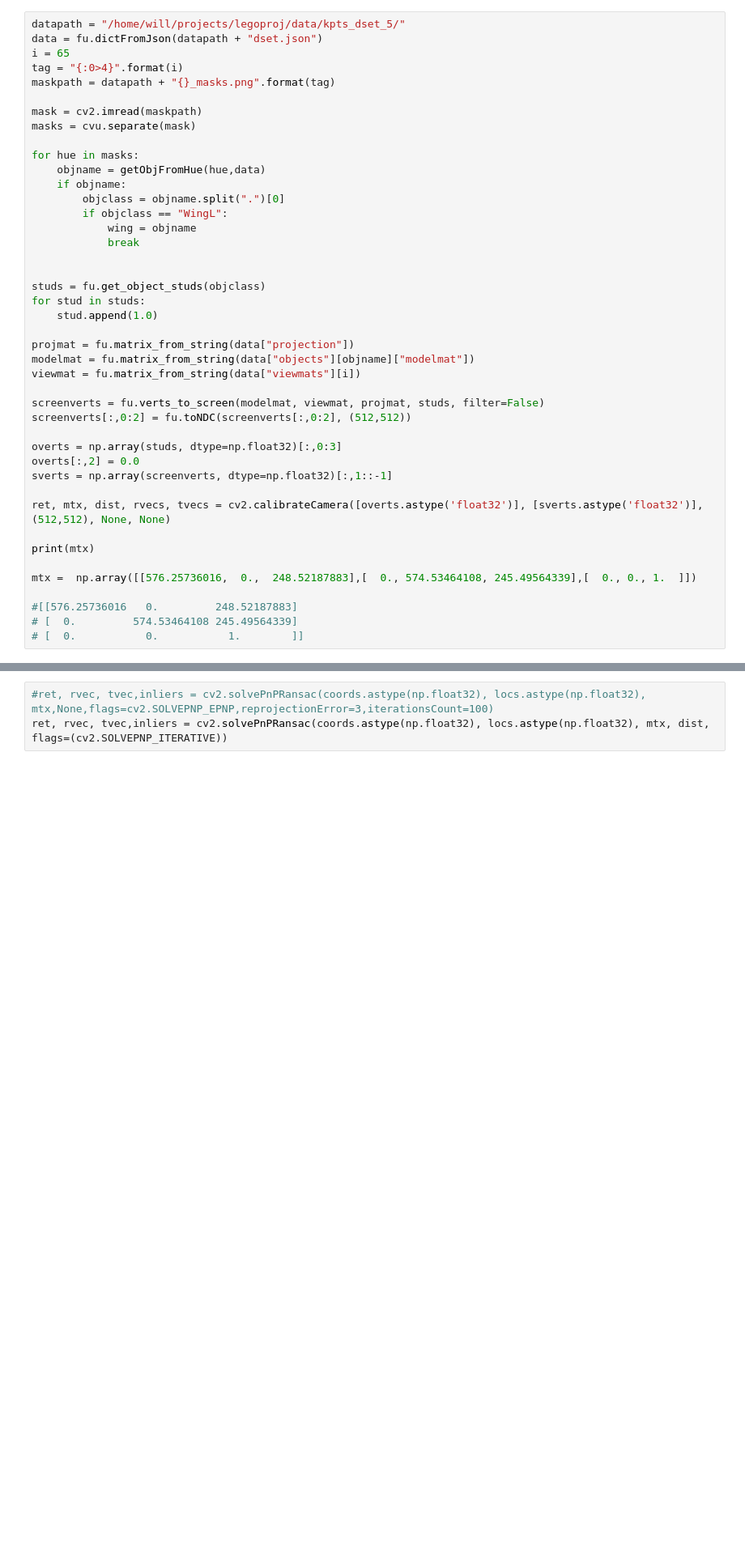
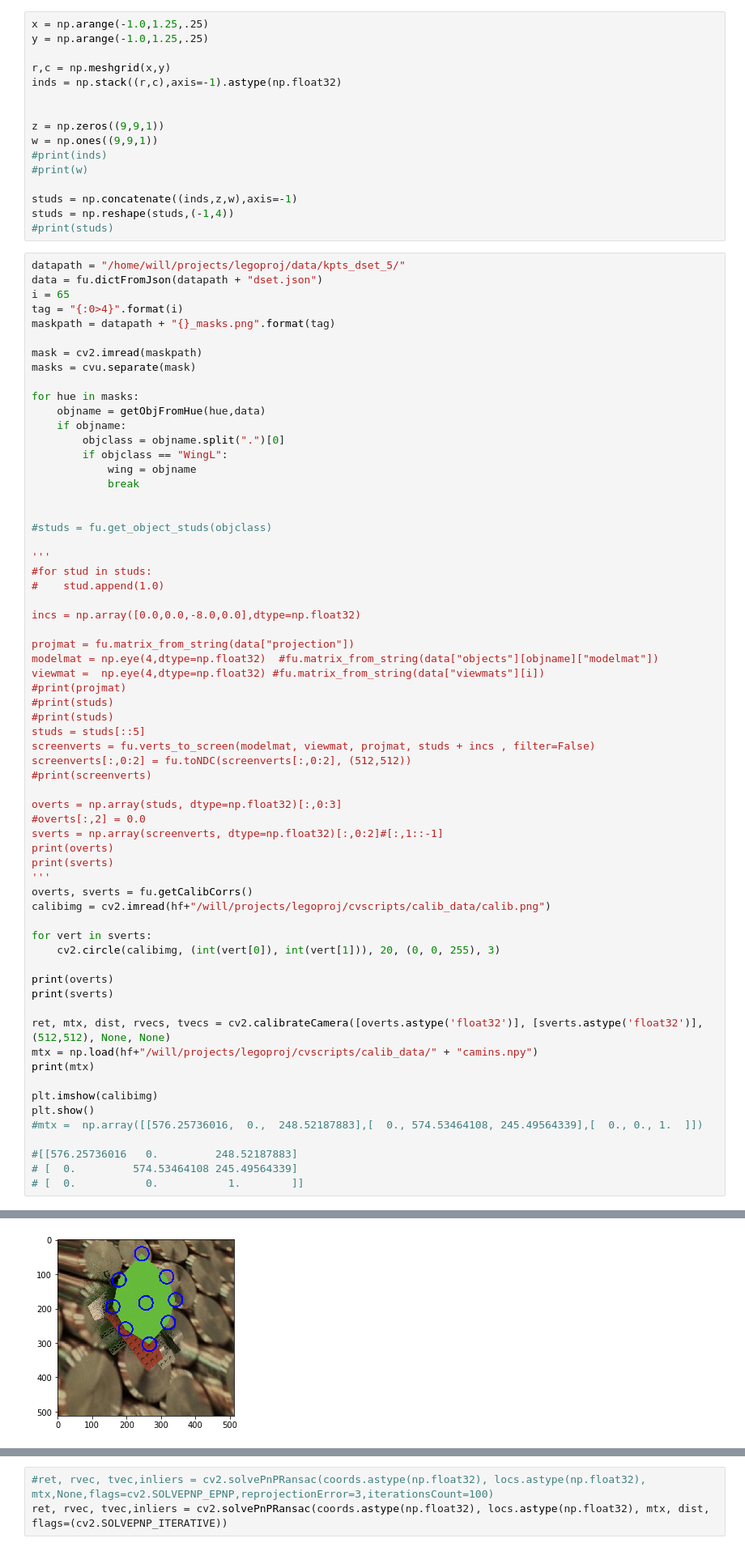
Before and after one commit to WHSnyder/Brickthrough, a Jupyter notebook: pose_est/geom_net.ipynb, the cells around one changed output, grey strips where cells are left out. Shown: that part at 81% size. Drawn from its saved outputs; the diff is of its cells as text; blank space fills up the shorter version.

```diff
--- a/pose_est/geom_net.ipynb
+++ b/pose_est/geom_net.ipynb
@@ -69,3 +71,19 @@ def getObjectsData(dset):
+# %%
+x = np.arange(-1.0,1.25,.25)
+y = np.arange(-1.0,1.25,.25)
+
+r,c = np.meshgrid(x,y)
+inds = np.stack((r,c),axis=-1).astype(np.float32)
+
+
+z = np.zeros((9,9,1))
+w = np.ones((9,9,1))
+#print(inds)
+#print(w)
+
+studs = np.concatenate((inds,z,w),axis=-1)
+studs = np.reshape(studs,(-1,4))
+#print(studs)
 # %%
 datapath = "/home/will/projects/legoproj/data/kpts_dset_5/"
 data = fu.dictFromJson(datapath + "dset.json")
@@ -85,26 +103,47 @@ for hue in masks:
             break
 
 
-studs = fu.get_object_studs(objclass)
-for stud in studs:
-    stud.append(1.0)
+#studs = fu.get_object_studs(objclass)
+
+'''
+#for stud in studs:
+#    stud.append(1.0)
+
+incs = np.array([0.0,0.0,-8.0,0.0],dtype=np.float32)
 
 projmat = fu.matrix_from_string(data["projection"])
-modelmat = fu.matrix_from_string(data["objects"][objname]["modelmat"])
-viewmat = fu.matrix_from_string(data["viewmats"][i])
-
-screenverts = fu.verts_to_screen(modelmat, viewmat, projmat, studs, filter=False)
+modelmat = np.eye(4,dtype=np.float32)  #fu.matrix_from_string(data["objects"][objname]["modelmat"])
+viewmat =  np.eye(4,dtype=np.float32) #fu.matrix_from_string(data["viewmats"][i])
+#print(projmat)
+#print(studs)
+#print(studs)
+studs = studs[::5]
+screenverts = fu.verts_to_screen(modelmat, viewmat, projmat, studs + incs , filter=False)
 screenverts[:,0:2] = fu.toNDC(screenverts[:,0:2], (512,512))
+#print(screenverts)
 
 overts = np.array(studs, dtype=np.float32)[:,0:3]
-overts[:,2] = 0.0
-sverts = np.array(screenverts, dtype=np.float32)[:,1::-1]
+#overts[:,2] = 0.0
+sverts = np.array(screenverts, dtype=np.float32)[:,0:2]#[:,1::-1]
+print(overts)
+print(sverts)
+'''
+overts, sverts = fu.getCalibCorrs()
+calibimg = cv2.imread(hf+"/will/projects/legoproj/cvscripts/calib_data/calib.png")
+
+for vert in sverts:
+    cv2.circle(calibimg, (int(vert[0]), int(vert[1])), 20, (0, 0, 255), 3)
+
+print(overts)
+print(sverts)
 
 ret, mtx, dist, rvecs, tvecs = cv2.calibrateCamera([overts.astype('float32')], [sverts.astype('float32')], (512,512), None, None)
-
+mtx = np.load(hf+"/will/projects/legoproj/cvscripts/calib_data/" + "camins.npy")
 print(mtx)
 
-mtx =  np.array([[576.25736016,  0.,  248.52187883],[  0., 574.53464108, 245.49564339],[  0., 0., 1.  ]])
+plt.imshow(calibimg)
+plt.show()
+#mtx =  np.array([[576.25736016,  0.,  248.52187883],[  0., 574.53464108, 245.49564339],[  0., 0., 1.  ]])
 
 #[[576.25736016   0.         248.52187883]
 # [  0.         574.53464108 245.49564339]
@@ -116,2 +169,3 @@ mtx =  np.array([[576.25736016,  0.,  248.52187883],[  0., 574.53464108, 245.495
+[figure, added]
 # %%
 model = load_model("/home/will/projects/legoproj/nets/tstgeom_poleeng_bayes_fr.h5",compile=False)
```
Also changed, not shown: parts of 5 cells of this notebook, 7 other files.
